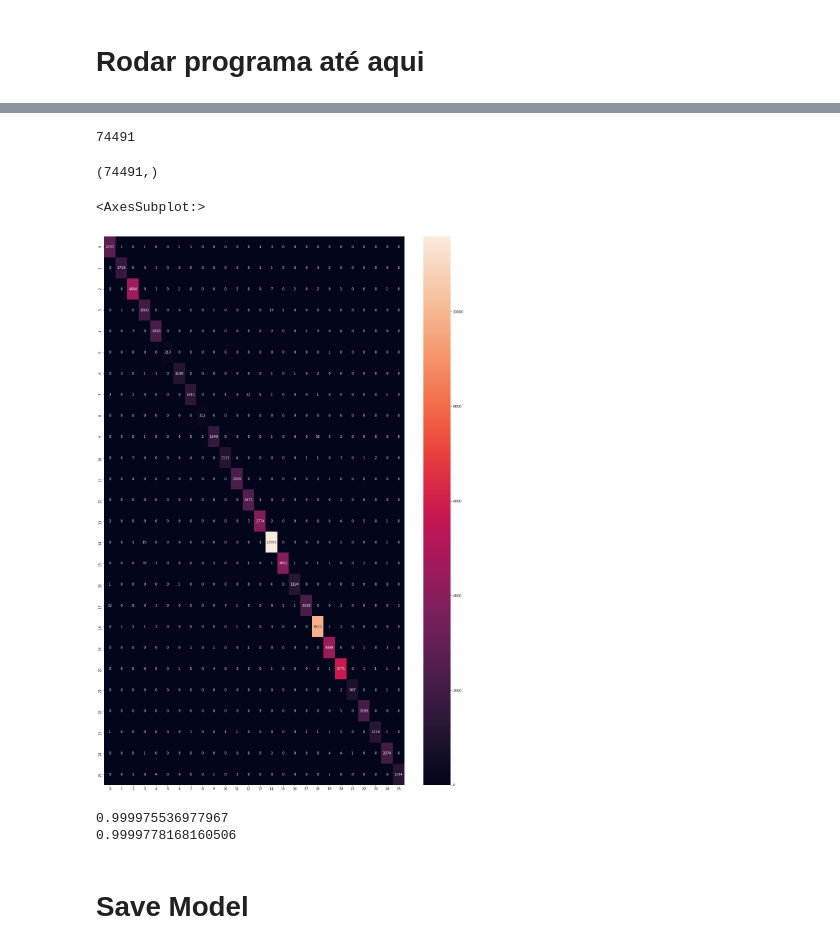
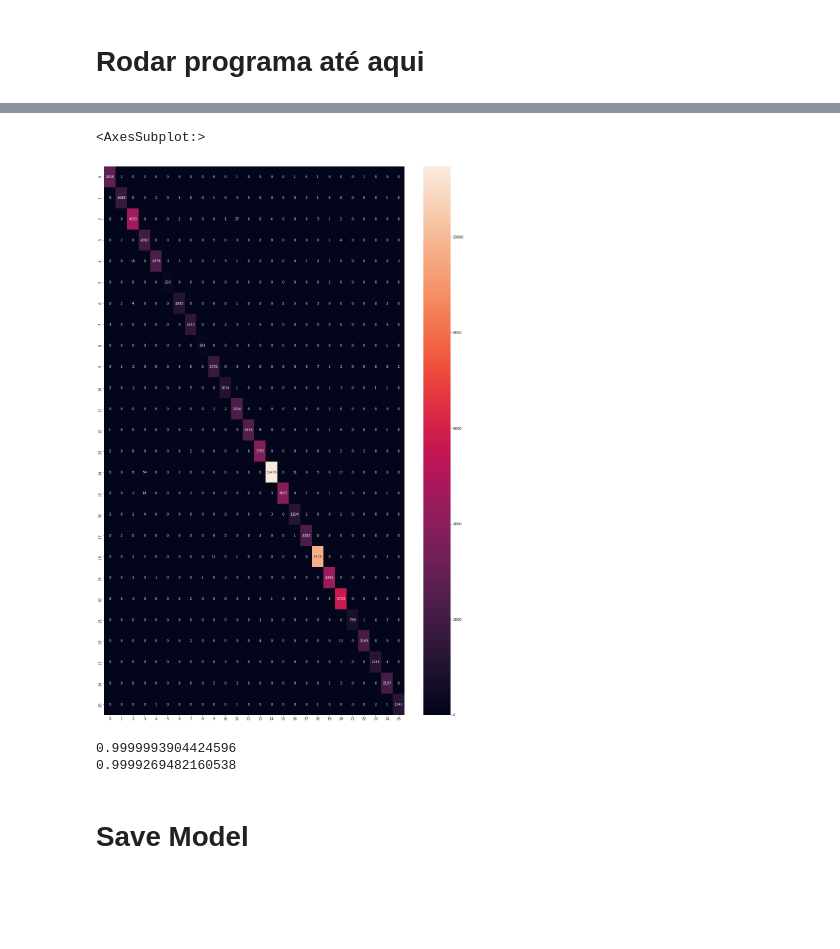
Before and after one commit to MaiaCarlos/Portuguese-Handwiriting-Recognition, a Jupyter notebook: letters.ipynb, the cells around one changed output, grey strips where cells are left out. Cells and saved outputs as stored; diff of their text form; code cells hidden in the pictures; blank space fills up the shorter version.

```diff
--- a/letters.ipynb
+++ b/letters.ipynb
@@ -128,7 +128,9 @@ y_test=np_utils.to_categorical(y_test, num_classes=num_classes, dtype='int')
 model = Sequential()
 
 model.add(Conv2D(filters=30, kernel_size=(3, 3), activation='relu', input_shape=(28,28,1)))
-model.add(MaxPool2D(pool_size=(2, 2), strides=2))
+model.add(MaxPool2D(pool_size=(2, 2), strides=1))
+model.add(Conv2D(filters=30, kernel_size=(3, 3), activation='relu', input_shape=(28,28,1)))
+model.add(MaxPool2D(pool_size=(2, 2), strides=1))
 model.add(Dropout(0.2))
 
 model.add(Flatten()) # transforma a imagem 28 x 28 em 1D para entrada
@@ -187,5 +189 @@ Epoch 10/10
 <keras.callbacks.History at 0x...>
-# %%
-y_test.argmax(axis=1)
-# %% [output]
-74491
@@ -194,4 +189,0 @@ a=loaded_model.predict(X_test).argmax(axis=1)
-# %%
-a.shape
-# %% [output]
-(74491,)
@@ -200,15 +190,15 @@ a.shape
 # %%
 fig, ax = plt.subplots(figsize=(20,30) )
-sns.heatmap(confusion_matrix(y_test.argmax(axis=1),loaded_model.predict(X_test).argmax(axis=1)), annot= True, fmt='g')
+sns.heatmap(confusion_matrix(y_test.argmax(axis=1),model.predict(X_test).argmax(axis=1)), annot= True, fmt='g')
 # %% [output]
 <AxesSubplot:>
-[figure, old version]
+[figure, new version]
-# %%
-print(roc_auc_score(y_train.argmax(axis=1), loaded_model.predict(X_train), multi_class='ovo'))
-print(roc_auc_score(y_test.argmax(axis=1), loaded_model.predict(X_test), multi_class='ovo'))
-# %% [output]
-0.999975536977967
-0.9999778168160506
+# %%
+print(roc_auc_score(y_train.argmax(axis=1), model.predict(X_train), multi_class='ovo'))
+print(roc_auc_score(y_test.argmax(axis=1), model.predict(X_test), multi_class='ovo'))
+# %% [output]
+0.9999993904424596
+0.9999269482160538
 # %% [markdown]
 # Save Model
 # %%
```
Also changed, not shown: parts of 43 cells of this notebook, 12 other files.
